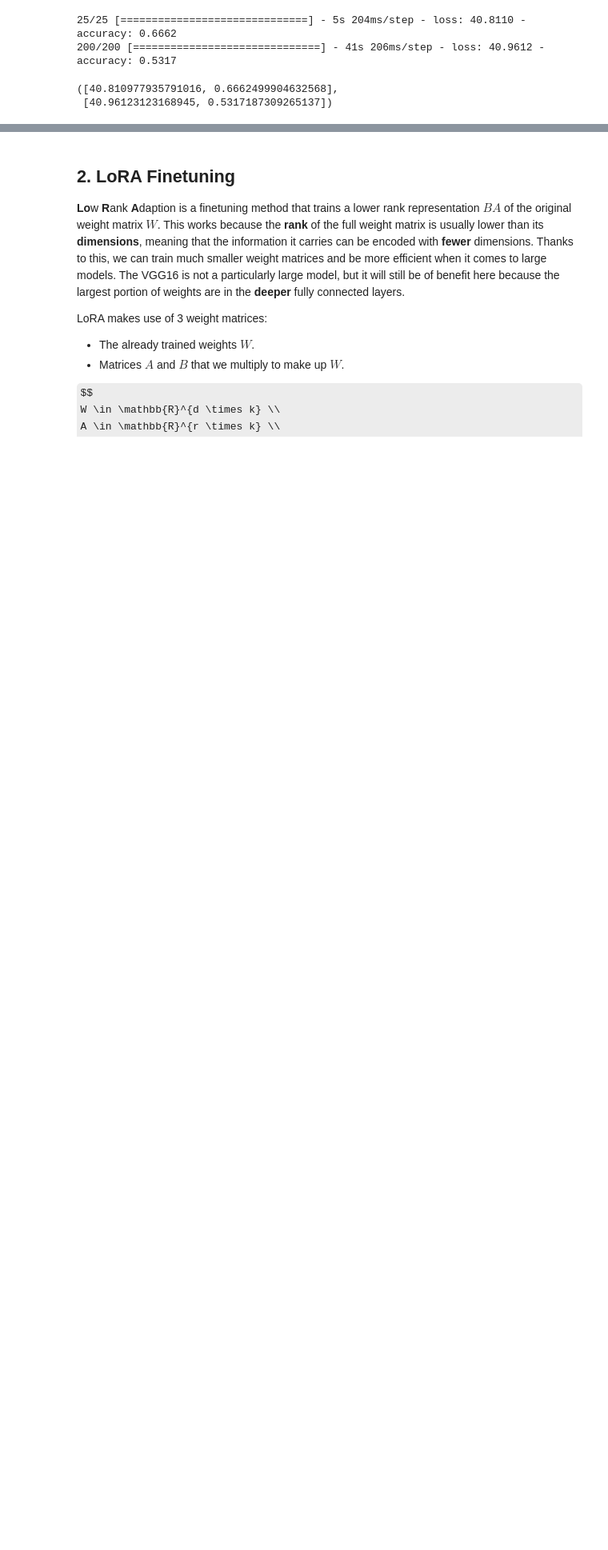
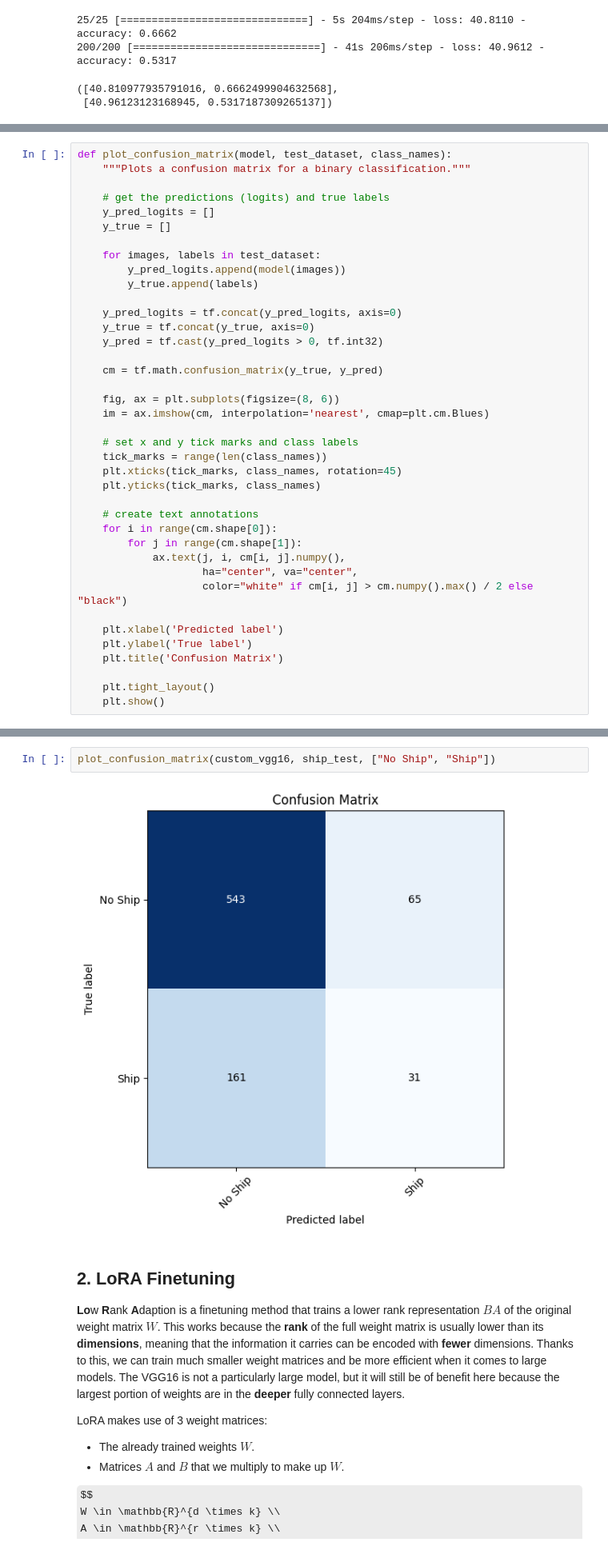
Before and after one commit to jonasbarth/nnds-2023-final-project, a Jupyter notebook: NNDS_2023_Final_Homework.ipynb, the cells around one changed output, grey strips where cells are left out. Shown at 80% size. Drawn from its saved outputs; the diff is of its cells as text; some formulas as TeX source; blank space fills up the shorter version.

Commit message:
add plots

```diff
--- a/NNDS_2023_Final_Homework.ipynb
+++ b/NNDS_2023_Final_Homework.ipynb
@@ -489,0 +518,39 @@ custom_vgg16.evaluate(ship_test), custom_vgg16.evaluate(planes_test)
+# %%
+def plot_confusion_matrix(model, test_dataset, class_names):
+    """Plots a confusion matrix for a binary classification."""
+
+    # get the predictions (logits) and true labels
+    y_pred_logits = []
+    y_true = []
+
+    for images, labels in test_dataset:
+        y_pred_logits.append(model(images))
+        y_true.append(labels)
+
+    y_pred_logits = tf.concat(y_pred_logits, axis=0)
+    y_true = tf.concat(y_true, axis=0)
+    y_pred = tf.cast(y_pred_logits > 0, tf.int32)
+
+    cm = tf.math.confusion_matrix(y_true, y_pred)
+
+    fig, ax = plt.subplots(figsize=(8, 6))
+    im = ax.imshow(cm, interpolation='nearest', cmap=plt.cm.Blues)
+
+    # set x and y tick marks and class labels
+    tick_marks = range(len(class_names))
+    plt.xticks(tick_marks, class_names, rotation=45)
+    plt.yticks(tick_marks, class_names)
+
+    # create text annotations
+    for i in range(cm.shape[0]):
+        for j in range(cm.shape[1]):
+            ax.text(j, i, cm[i, j].numpy(),
+                    ha="center", va="center",
+                    color="white" if cm[i, j] > cm.numpy().max() / 2 else "black")
+
+    plt.xlabel('Predicted label')
+    plt.ylabel('True label')
+    plt.title('Confusion Matrix')
+
+    plt.tight_layout()
+    plt.show()
@@ -490,3 +559,7 @@ custom_vgg16.evaluate(ship_test), custom_vgg16.evaluate(planes_test)
+# %%
+plot_confusion_matrix(custom_vgg16, ship_test, ["No Ship", "Ship"])
+# %% [output]
+[figure, added]
 # %% [markdown]
 ## 2. LoRA Finetuning
 **Lo**w **R**ank **A**daption is a finetuning method that trains a lower rank representation $BA$ of the original weight matrix $W$. This works because the **rank** of the full weight matrix is usually lower than its **dimensions**, meaning that the information it carries can be encoded with **fewer** dimensions. Thanks to this, we can train much smaller weight matrices and be more efficient when it comes to large models. The VGG16 is not a particularly large model, but it will still be of benefit here because the largest portion of weights are in the **deeper** fully connected layers.
```
Also changed, not shown: parts of 11 cells of this notebook.
